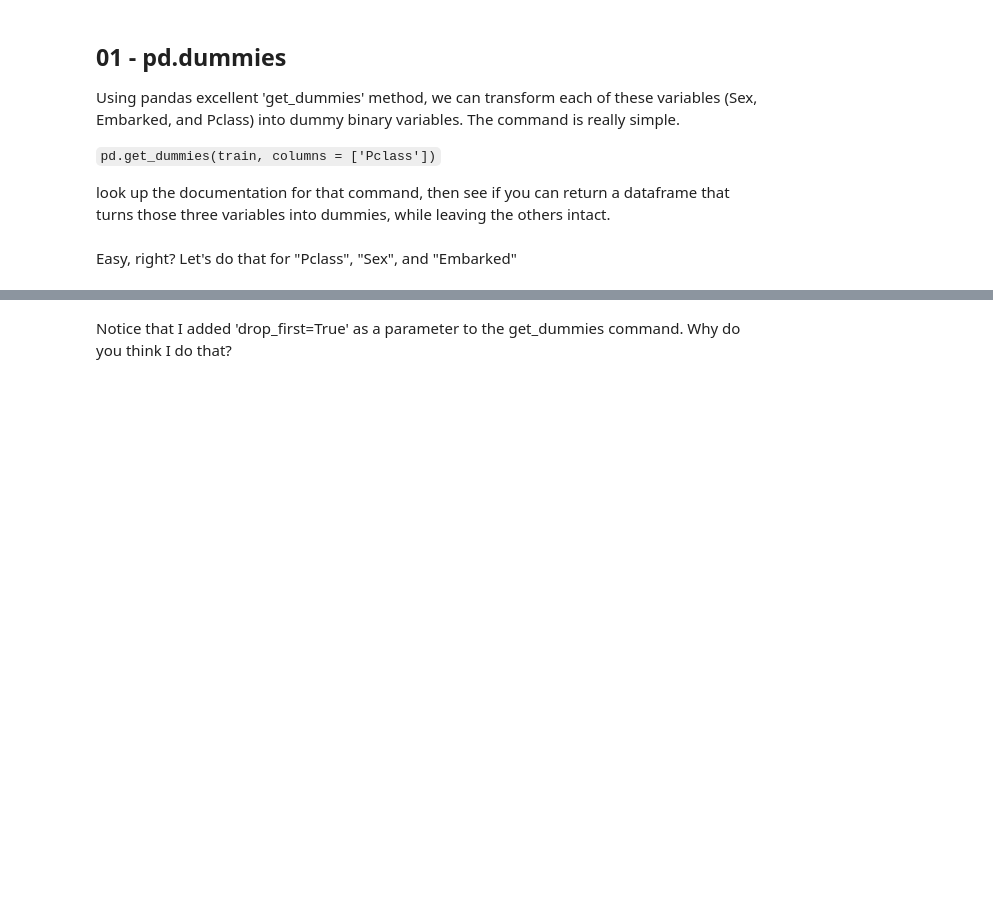
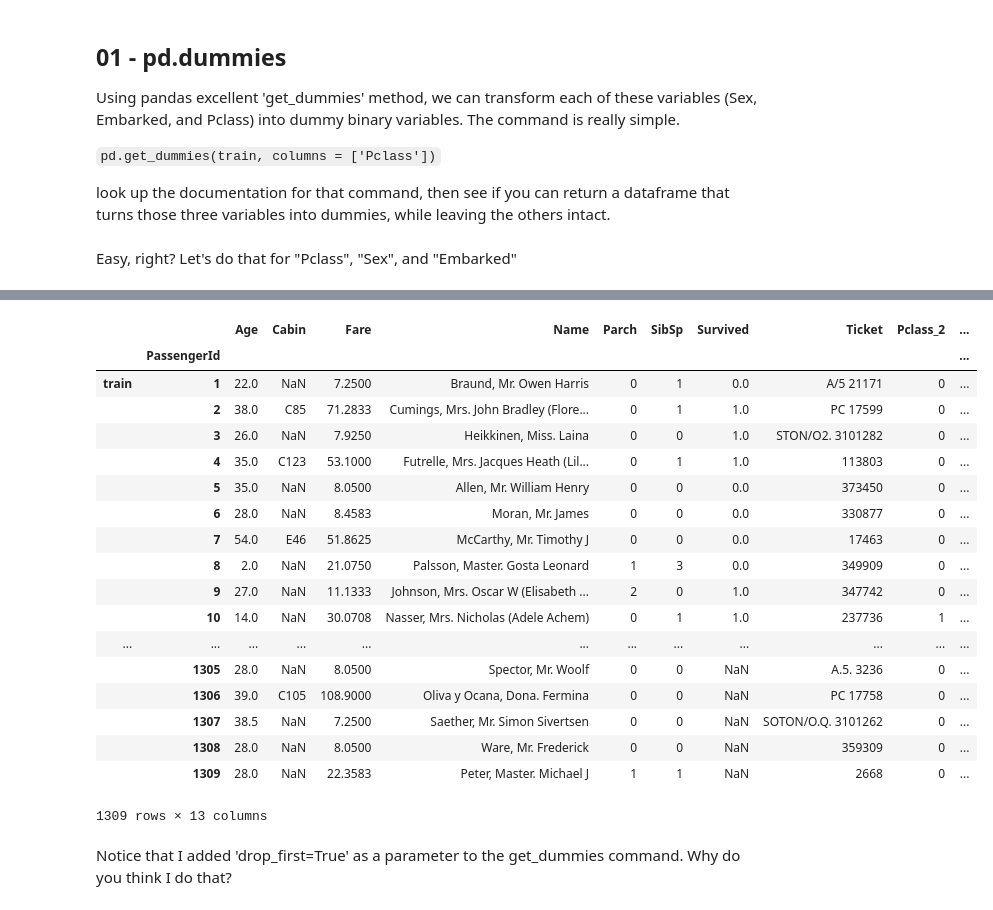
Before and after one commit to dspp-gwu/lesson-07-sklearn-and-kaggle-drewgobbi, a Jupyter notebook: lesson-07-sklearn-kaggle.ipynb, the cells around one changed output, grey strips where cells are left out. Saved outputs shown, nothing was run; the diff lists cells and outputs as text; code cells hidden in the pictures; blank space fills up the shorter version.

```diff
--- a/lesson-07-sklearn-kaggle.ipynb
+++ b/lesson-07-sklearn-kaggle.ipynb
@@ -124,3 +162,25 @@ df.columns
+# %%
+df
+# %% [output]
+|  |  | Age | Cabin | Fare | Name | Parch | SibSp | Survived | Ticket | Pclass_2 | ... |
+|  | PassengerId |  |  |  |  |  |  |  |  |  | ... |
+| train | 1 | 22.0 | NaN | 7.2500 | Braund, Mr. Owen Harris | 0 | 1 | 0.0 | A/5 21171 | 0 | ... |
+|  | 2 | 38.0 | C85 | 71.2833 | Cumings, Mrs. John Bradley (Flore... | 0 | 1 | 1.0 | PC 17599 | 0 | ... |
+|  | 3 | 26.0 | NaN | 7.9250 | Heikkinen, Miss. Laina | 0 | 0 | 1.0 | STON/O2. 3101282 | 0 | ... |
+|  | 4 | 35.0 | C123 | 53.1000 | Futrelle, Mrs. Jacques Heath (Lil... | 0 | 1 | 1.0 | 113803 | 0 | ... |
+|  | 5 | 35.0 | NaN | 8.0500 | Allen, Mr. William Henry | 0 | 0 | 0.0 | 373450 | 0 | ... |
+|  | 6 | 28.0 | NaN | 8.4583 | Moran, Mr. James | 0 | 0 | 0.0 | 330877 | 0 | ... |
+|  | 7 | 54.0 | E46 | 51.8625 | McCarthy, Mr. Timothy J | 0 | 0 | 0.0 | 17463 | 0 | ... |
+|  | 8 | 2.0 | NaN | 21.0750 | Palsson, Master. Gosta Leonard | 1 | 3 | 0.0 | 349909 | 0 | ... |
+|  | 9 | 27.0 | NaN | 11.1333 | Johnson, Mrs. Oscar W (Elisabeth ... | 2 | 0 | 1.0 | 347742 | 0 | ... |
+|  | 10 | 14.0 | NaN | 30.0708 | Nasser, Mrs. Nicholas (Adele Achem) | 0 | 1 | 1.0 | 237736 | 1 | ... |
+| ... | ... | ... | ... | ... | ... | ... | ... | ... | ... | ... | ... |
+|  | 1305 | 28.0 | NaN | 8.0500 | Spector, Mr. Woolf | 0 | 0 | NaN | A.5. 3236 | 0 | ... |
+|  | 1306 | 39.0 | C105 | 108.9000 | Oliva y Ocana, Dona. Fermina | 0 | 0 | NaN | PC 17758 | 0 | ... |
+|  | 1307 | 38.5 | NaN | 7.2500 | Saether, Mr. Simon Sivertsen | 0 | 0 | NaN | SOTON/O.Q. 3101262 | 0 | ... |
+|  | 1308 | 28.0 | NaN | 8.0500 | Ware, Mr. Frederick | 0 | 0 | NaN | 359309 | 0 | ... |
+|  | 1309 | 28.0 | NaN | 22.3583 | Peter, Master. Michael J | 1 | 1 | NaN | 2668 | 0 | ... |
+1309 rows × 13 columns
 # %% [markdown]
 Notice that I added 'drop_first=True' as a parameter to the get_dummies command.  Why do you think I do that?
 # %% [markdown]
```
Also changed, not shown: parts of 18 cells of this notebook.
